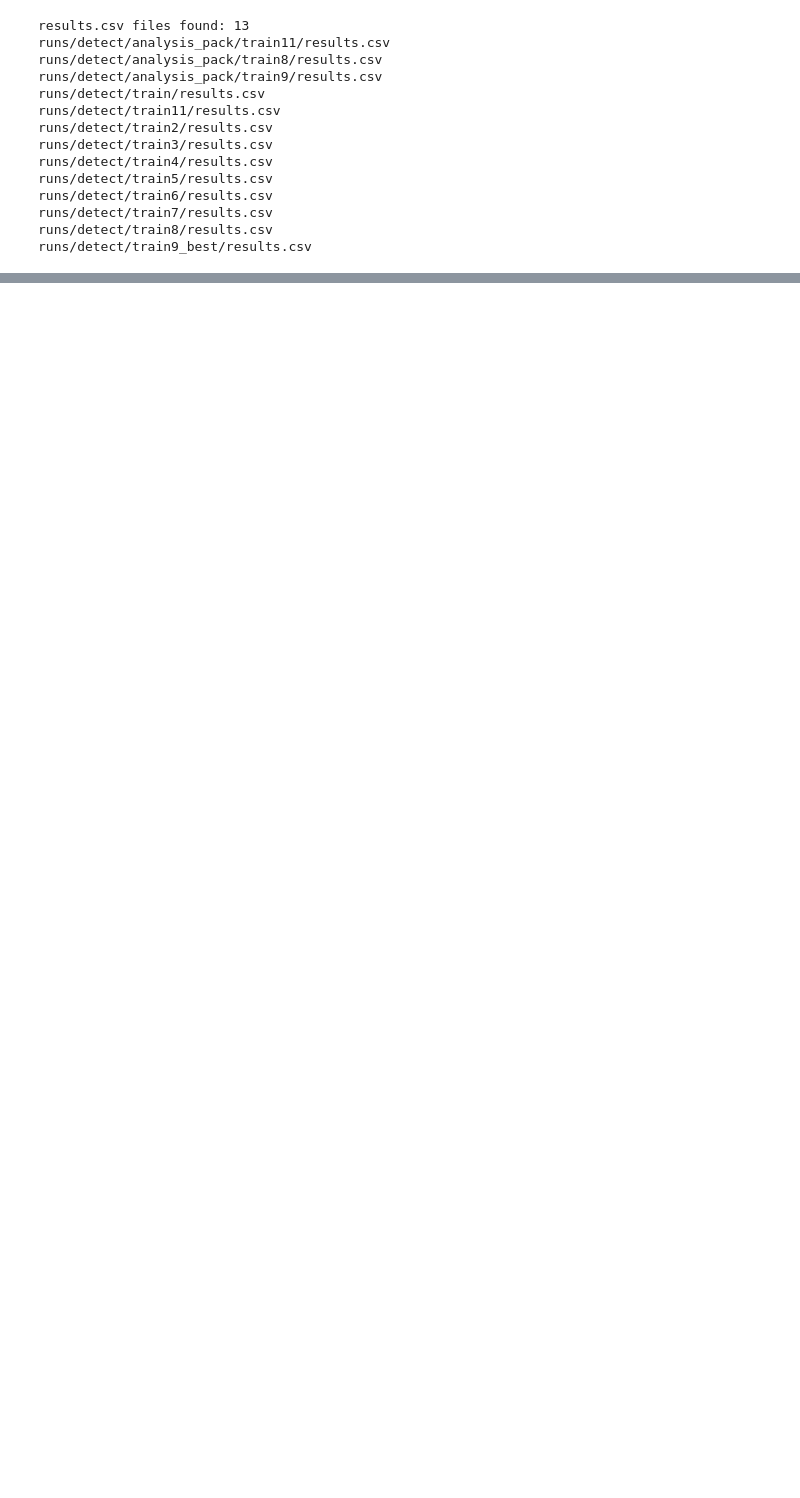
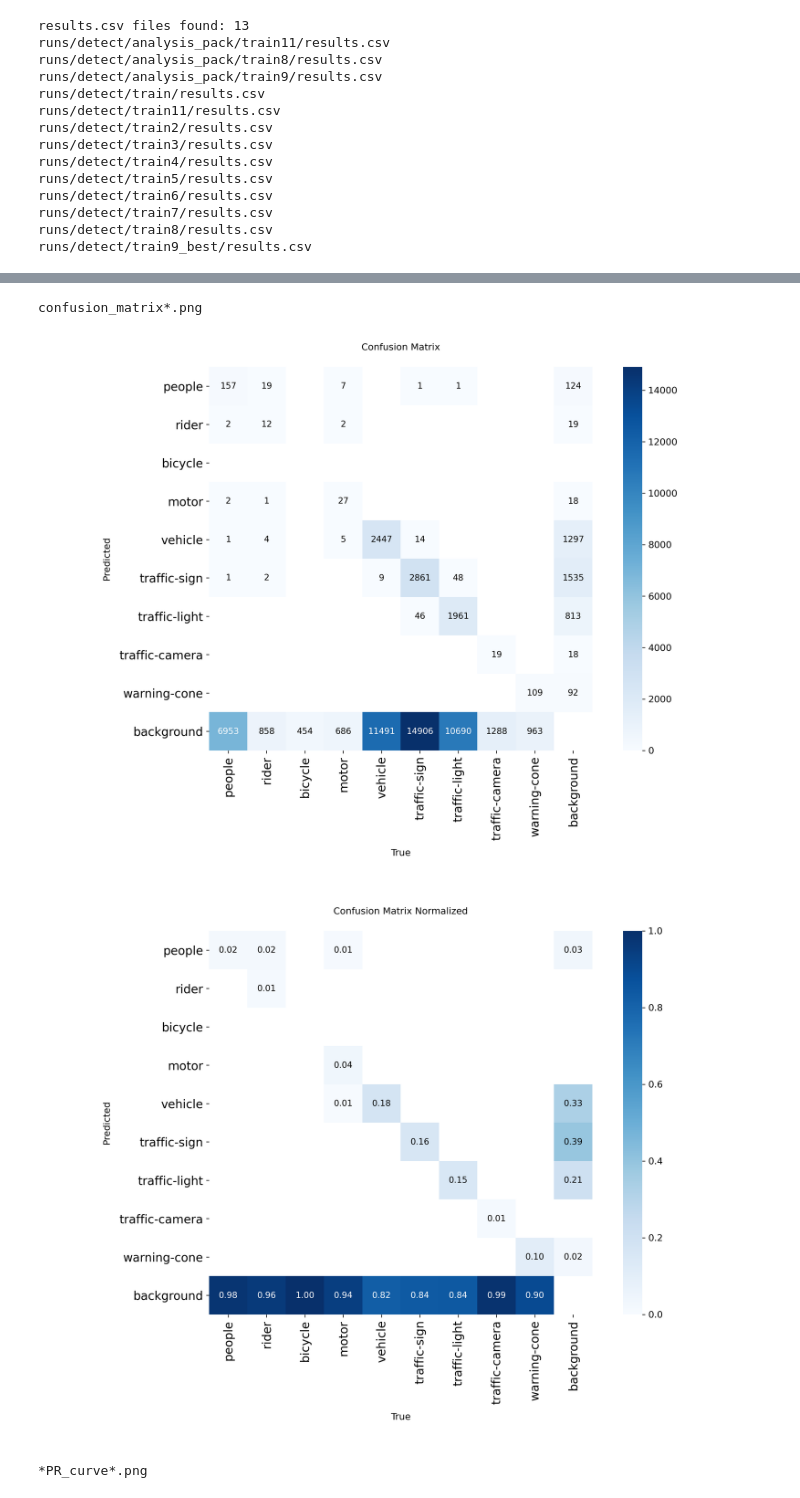
Before and after one commit to Jack-Krause/ElectricalEngineering428Project, a Jupyter notebook: notebooks/all_tests.ipynb, the cells around one changed output, grey strips where cells are left out. Saved outputs shown, nothing was run; the diff lists cells and outputs as text; code cells hidden in the pictures; blank space fills up the shorter version.

```diff
--- a/notebooks/all_tests.ipynb
+++ b/notebooks/all_tests.ipynb
@@ -294,0 +276,26 @@ ModuleNotFoundError: No module named 'pandas'
+# %%
+## Show some photos from our best-performing model
+from IPython.display import Image, display
+from pathlib import Path
+
+best_run = Path("runs/detect/train9_best")
+
+patterns = [
+    "confusion_matrix*.png",
+    "*PR_curve*.png",
+    "*F1_curve*.png",
+    "val_batch*.jpg",
+    "pred*.jpg",
+]
+
+for pat in patterns:
+    imgs = sorted(best_run.glob(pat))
+    if imgs:
+        print(f"\n{pat}")
+        for img in imgs[:4]:
+            display(Image(filename=str(img)))
+# %% [output]
+confusion_matrix*.png
+[figure, added]
+[figure, added]
+*PR_curve*.png
```
Also changed, not shown: parts of 15 cells of this notebook.
